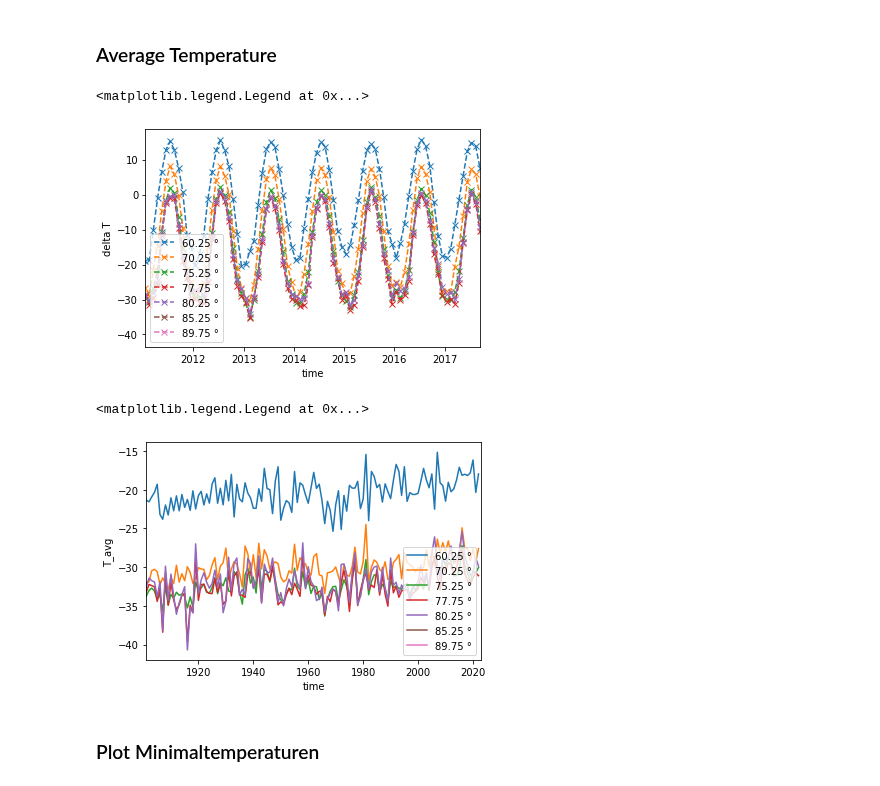
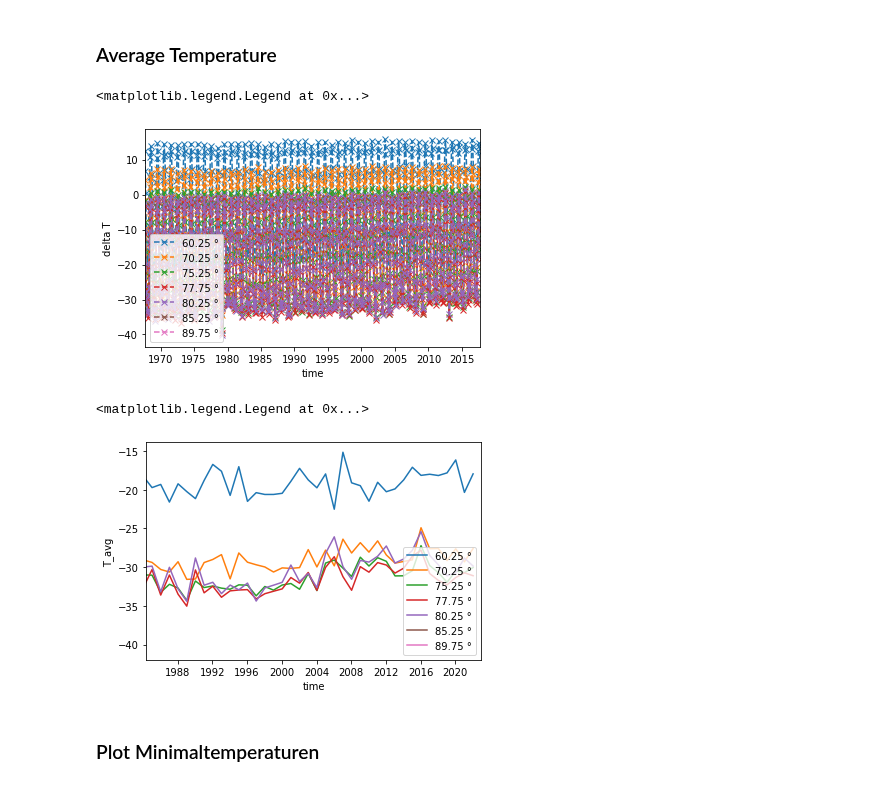
Before and after one commit to LeoausderDose/Praktikum_AWI, a Jupyter notebook: ImportTMax.ipynb, the cells around one changed output. Drawn from its saved outputs; the diff is of its cells as text; code cells hidden in the pictures.

```diff
--- a/ImportTMax.ipynb
+++ b/ImportTMax.ipynb
@@ -272,18 +307,18 @@ Text(0.5, 1.0, 'Mean Delta T for month at 80.25°')
 # %%
 # Nach Jahreszeiten selektiert Januar
 month = 1
 
 for i in latitude:
     plt.plot(time_values, TAvg_Lat.sel(lat = str(i)).tmp,ls = '--', marker = 'x', label = str(i)+' °')
 
 plt.xlabel('time')
 plt.ylabel('delta T')
 
-plt.xlim(time_values[1320], time_values[1400])
+plt.xlim(time_values[800], time_values[1400])
 plt.legend(loc = 3)
 # %% [output]
 <matplotlib.legend.Legend at 0x...>
-[figure, old version]
+[figure, new version]
 # %%
 # Nach Jahreszeiten selektiert Januar
 month = 1
@@ -294,11 +329,11 @@ for i in latitude:
 plt.xlabel('time')
 plt.ylabel('T_avg')
 
-plt.xlim(time_values[0], time_values[-1])
+plt.xlim(time_values[1000], time_values[-1])
 plt.legend(loc = 4)
 # %% [output]
 <matplotlib.legend.Legend at 0x...>
-[figure, old version]
+[figure, new version]
 # %% [markdown]
 ### Plot Minimaltemperaturen
 # %% [markdown]
```
Also changed, not shown: parts of 8 cells of this notebook.
